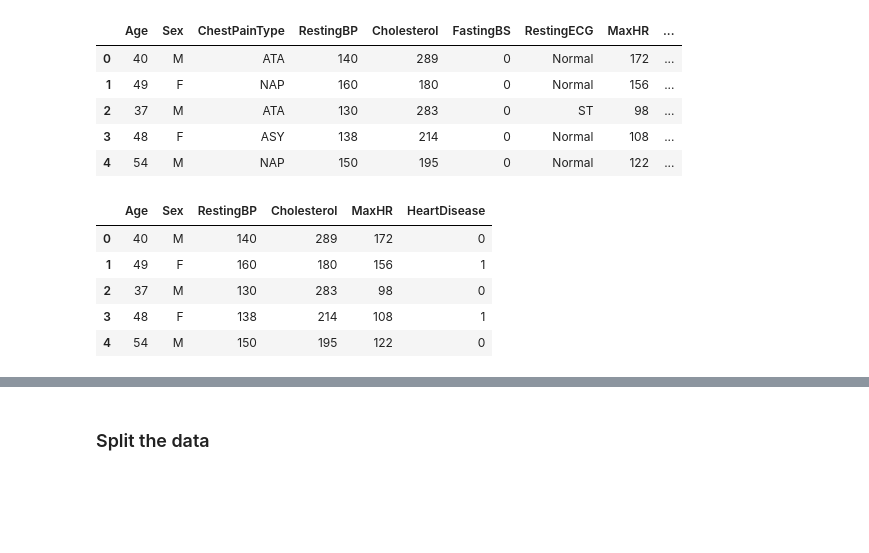
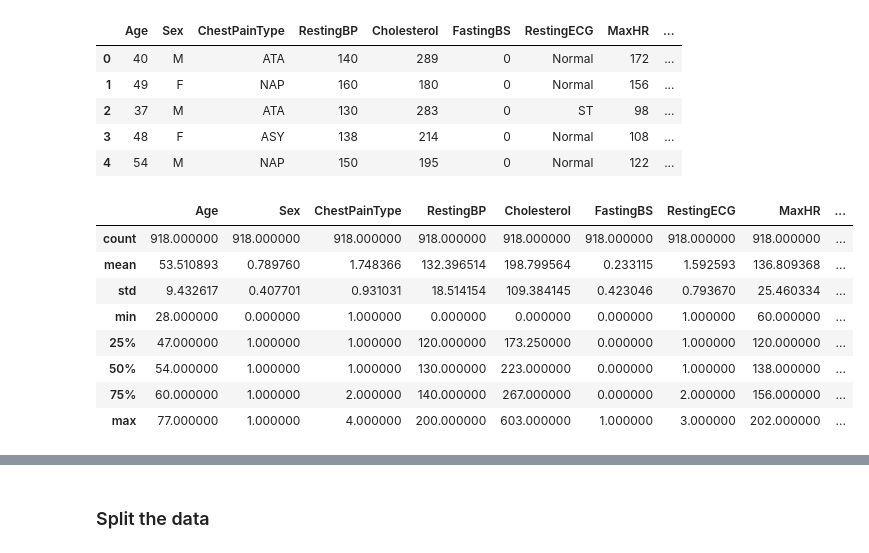
Before and after one commit to yashkathe/Predict-Heart-Failure-Binary-Classification, a Jupyter notebook: classify-heart-failure.ipynb, the cells around one changed output, grey strips where cells are left out. Drawn from its saved outputs; the diff is of its cells as text; code cells hidden in the pictures; blank space fills up the shorter version.

```diff
--- a/classify-heart-failure.ipynb
+++ b/classify-heart-failure.ipynb
@@ -31,13 +32,21 @@ data.head()
 | 2 | 37 | M | ATA | 130 | 283 | 0 | ST | 98 | ... |
 | 3 | 48 | F | ASY | 138 | 214 | 0 | Normal | 108 | ... |
 | 4 | 54 | M | NAP | 150 | 195 | 0 | Normal | 122 | ... |
-# %%
-data = data[['Age', 'Sex', 'RestingBP', 'Cholesterol', 'MaxHR', 'HeartDisease']]
-data.head()
-# %% [output]
-|  | Age | Sex | RestingBP | Cholesterol | MaxHR | HeartDisease |
-| 0 | 40 | M | 140 | 289 | 172 | 0 |
-| 1 | 49 | F | 160 | 180 | 156 | 1 |
-| 2 | 37 | M | 130 | 283 | 98 | 0 |
-| 3 | 48 | F | 138 | 214 | 108 | 1 |
-| 4 | 54 | M | 150 | 195 | 122 | 0 |
+# %%
+data['ExerciseAngina'] = data['ExerciseAngina'].replace({'Y':0, 'N': 1})
+data['ST_Slope'] = data['ST_Slope'].replace({'Up': 1,'Flat': 0,'Down': -1})
+data['Sex'] = data['Sex'].replace({'M':1, 'F':0})
+data['RestingECG'] = data['RestingECG'].replace({'Normal':1,'LVH':2,'ST':3})
+data['ChestPainType'] = data['ChestPainType'].replace({'ASY':1, 'NAP':2, 'ATA':3, 'TA':4})
+
+data.describe()
+# %% [output]
+|  | Age | Sex | ChestPainType | RestingBP | Cholesterol | FastingBS | RestingECG | MaxHR | ... |
+| count | 918.000000 | 918.000000 | 918.000000 | 918.000000 | 918.000000 | 918.000000 | 918.000000 | 918.000000 | ... |
+| mean | 53.510893 | 0.789760 | 1.748366 | 132.396514 | 198.799564 | 0.233115 | 1.592593 | 136.809368 | ... |
+| std | 9.432617 | 0.407701 | 0.931031 | 18.514154 | 109.384145 | 0.423046 | 0.793670 | 25.460334 | ... |
+| min | 28.000000 | 0.000000 | 1.000000 | 0.000000 | 0.000000 | 0.000000 | 1.000000 | 60.000000 | ... |
+| 25% | 47.000000 | 1.000000 | 1.000000 | 120.000000 | 173.250000 | 0.000000 | 1.000000 | 120.000000 | ... |
+| 50% | 54.000000 | 1.000000 | 1.000000 | 130.000000 | 223.000000 | 0.000000 | 1.000000 | 138.000000 | ... |
+| 75% | 60.000000 | 1.000000 | 2.000000 | 140.000000 | 267.000000 | 0.000000 | 2.000000 | 156.000000 | ... |
+| max | 77.000000 | 1.000000 | 4.000000 | 200.000000 | 603.000000 | 1.000000 | 3.000000 | 202.000000 | ... |
```
Also changed, not shown: parts of 19 cells of this notebook.
